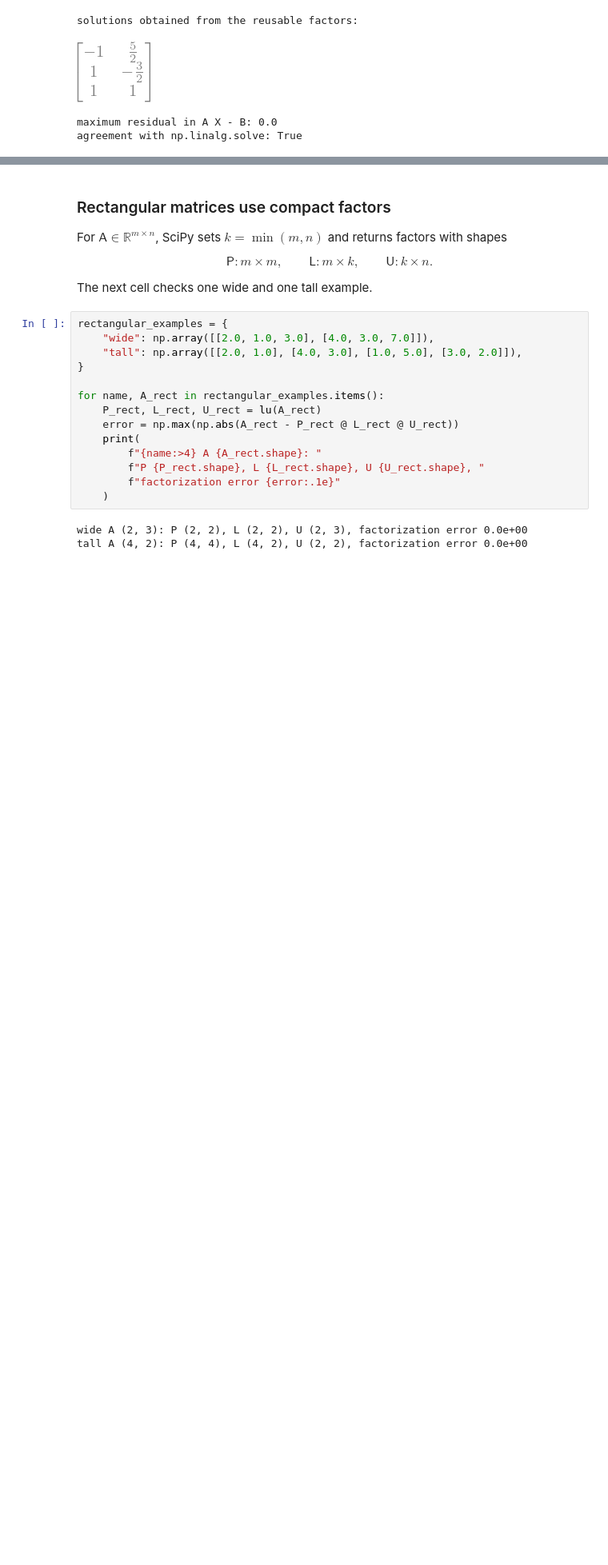
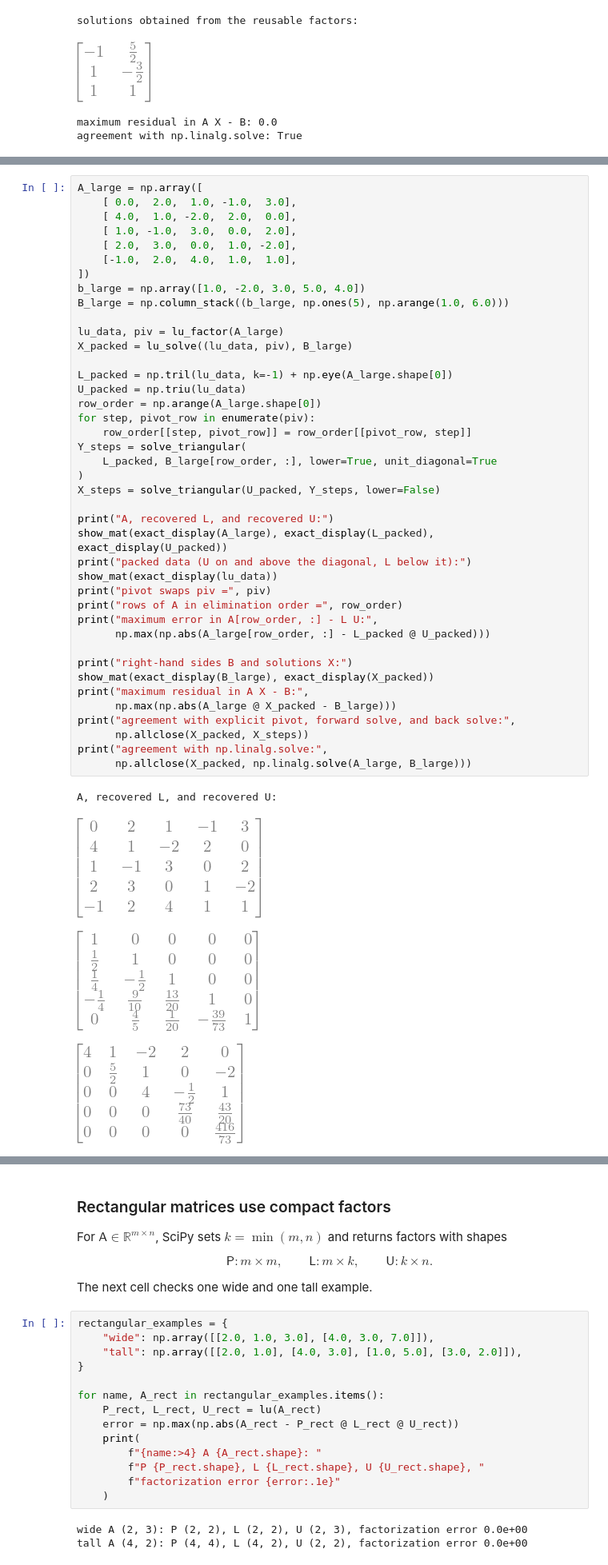
Before and after one commit to fjhickernell/MATH332Fall2026, a Jupyter notebook: notebooks/demonstrations/03-matrix-structure-and-transformations.ipynb, the cells around one changed output, grey strips where cells are left out. Shown at 80% size. Drawn from its saved outputs; the diff is of its cells as text; blank space fills up the shorter version.

```diff
--- a/notebooks/demonstrations/03-matrix-structure-and-transformations.ipynb
+++ b/notebooks/demonstrations/03-matrix-structure-and-transformations.ipynb
@@ -200,0 +207,46 @@ agreement with np.linalg.solve: True
+# %%
+A_large = np.array([
+    [ 0.0,  2.0,  1.0, -1.0,  3.0],
+    [ 4.0,  1.0, -2.0,  2.0,  0.0],
+    [ 1.0, -1.0,  3.0,  0.0,  2.0],
+    [ 2.0,  3.0,  0.0,  1.0, -2.0],
+    [-1.0,  2.0,  4.0,  1.0,  1.0],
+])
+b_large = np.array([1.0, -2.0, 3.0, 5.0, 4.0])
+B_large = np.column_stack((b_large, np.ones(5), np.arange(1.0, 6.0)))
+
+lu_data, piv = lu_factor(A_large)
+X_packed = lu_solve((lu_data, piv), B_large)
+
+L_packed = np.tril(lu_data, k=-1) + np.eye(A_large.shape[0])
+U_packed = np.triu(lu_data)
+row_order = np.arange(A_large.shape[0])
+for step, pivot_row in enumerate(piv):
+    row_order[[step, pivot_row]] = row_order[[pivot_row, step]]
+Y_steps = solve_triangular(
+    L_packed, B_large[row_order, :], lower=True, unit_diagonal=True
+)
+X_steps = solve_triangular(U_packed, Y_steps, lower=False)
+
+print("A, recovered L, and recovered U:")
+show_mat(exact_display(A_large), exact_display(L_packed), exact_display(U_packed))
+print("packed data (U on and above the diagonal, L below it):")
+show_mat(exact_display(lu_data))
+print("pivot swaps piv =", piv)
+print("rows of A in elimination order =", row_order)
+print("maximum error in A[row_order, :] - L U:",
+      np.max(np.abs(A_large[row_order, :] - L_packed @ U_packed)))
+
+print("right-hand sides B and solutions X:")
+show_mat(exact_display(B_large), exact_display(X_packed))
+print("maximum residual in A X - B:",
+      np.max(np.abs(A_large @ X_packed - B_large)))
+print("agreement with explicit pivot, forward solve, and back solve:",
+      np.allclose(X_packed, X_steps))
+print("agreement with np.linalg.solve:",
+      np.allclose(X_packed, np.linalg.solve(A_large, B_large)))
+# %% [output]
+A, recovered L, and recovered U:
+[figure, added]
+[figure, added]
+[figure, added]
```
Also changed, not shown: parts of 5 cells of this notebook, 12 other files.
